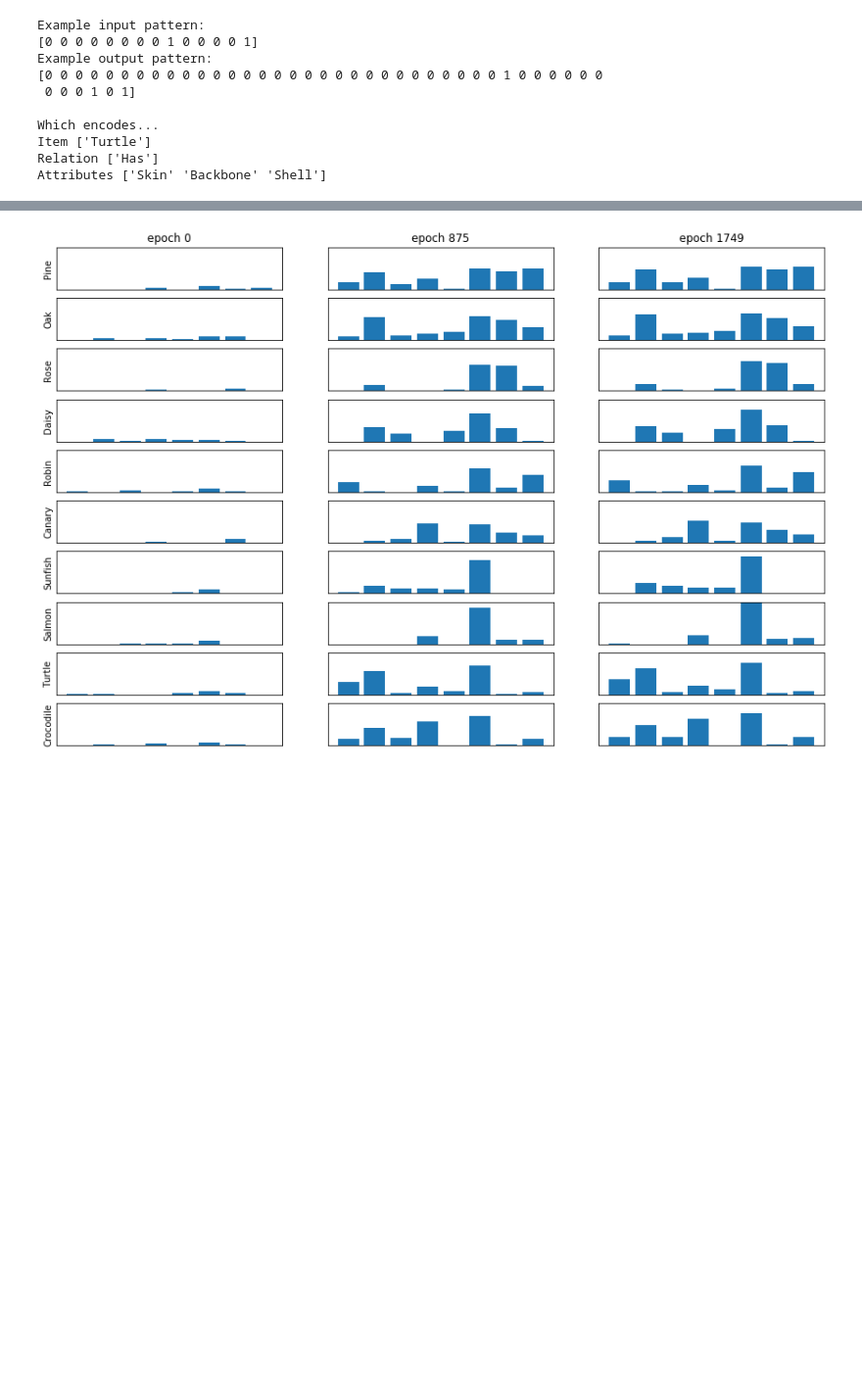
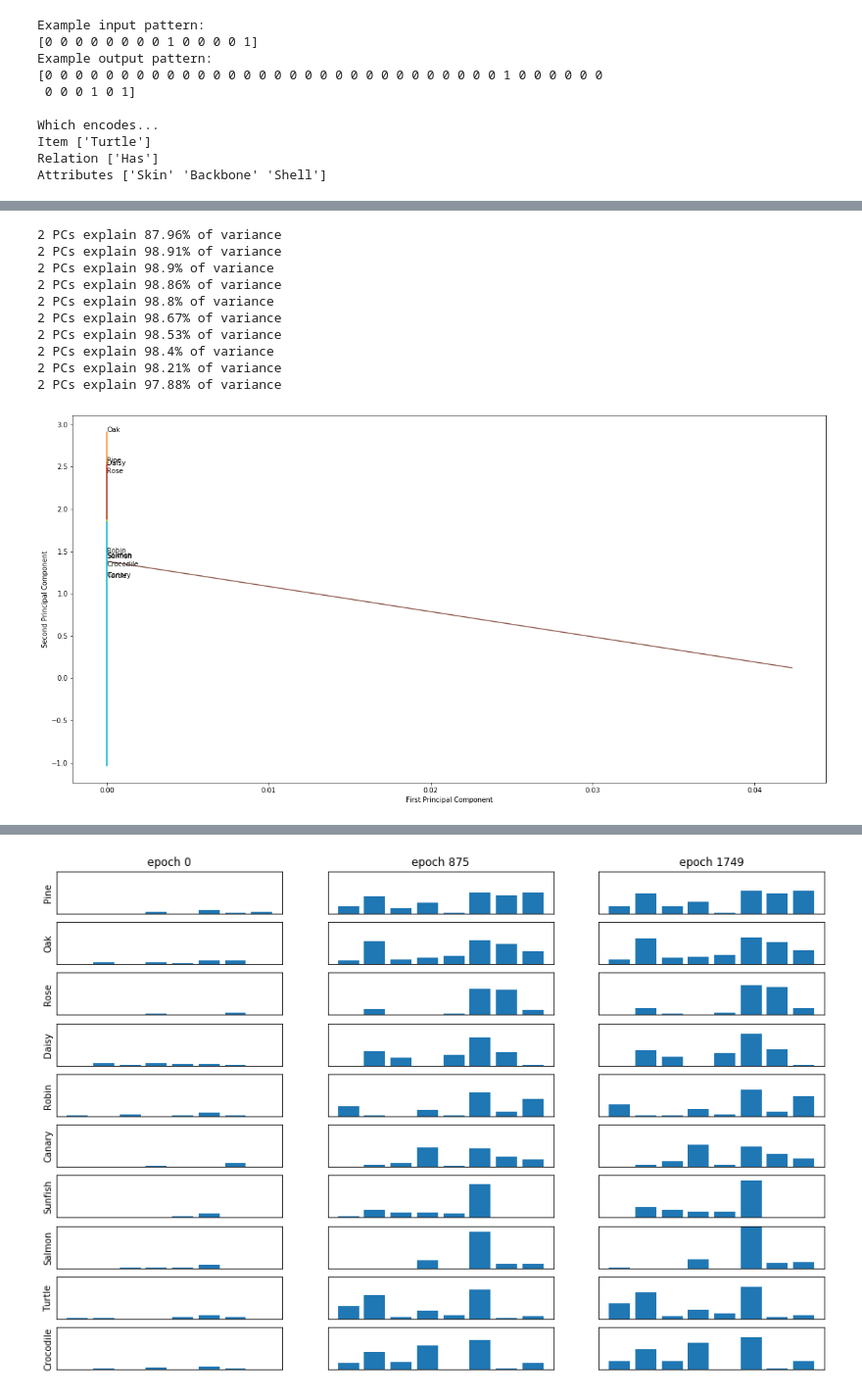
Before and after one commit to petersim1/CCM_Final_Project, a Jupyter notebook: Model_Training.ipynb, the cells around one changed output, grey strips where cells are left out. Shown at 98% size. Cells and saved outputs as stored; diff of their text form; code cells hidden in the pictures; blank space fills up the shorter version.

Commit message:
Add Model_Training

```diff
--- a/Model_Training.ipynb
+++ b/Model_Training.ipynb
@@ -329,3 +328,43 @@ plot_loss(errors)
+# %%
+## The following observes principal components for the representation layer drawn out at different points in
+## time of training. Essentially a multi-variate visualization to seeing differentiation through training.
+
+def plot_pca(rep_layers, names_items):
+    inds_look = np.linspace(0,len(rep_layers),10)
+    inds_look[-1] = inds_look[-1]-1
+    inds_look = list(map(int,inds_look))
+
+    projections = []
+
+    for ind in inds_look:
+        mat = rep_layers[ind]
+        u,s,v = np.linalg.svd(mat.T.dot(mat))
+        projection = mat.dot(v[:,:2])
+        print('2 PCs explain {}% of variance'.format(round(100*(np.cumsum(s) / np.sum(s))[1],ndigits=2)))
+        projections.append(projection)
+
+    plt.figure(figsize=(20,10))
+    for i in range(len(names_items)) :
+        to_plot = np.array(projections)[:,i]
+        plt.plot(to_plot[:,0],to_plot[:,1])
+        plt.annotate(names_items[i],(to_plot[-1,0],to_plot[-1,1]))
+    plt.xlabel('First Principal Component')
+    plt.ylabel('Second Principal Component')
+    plt.show()
+
+plot_pca(rep_layers, names_items)
+# %% [output]
+2 PCs explain 87.96% of variance
+2 PCs explain 98.91% of variance
+2 PCs explain 98.9% of variance
+2 PCs explain 98.86% of variance
+2 PCs explain 98.8% of variance
+2 PCs explain 98.67% of variance
+2 PCs explain 98.53% of variance
+2 PCs explain 98.4% of variance
+2 PCs explain 98.21% of variance
+2 PCs explain 97.88% of variance
+[figure, added]
 # %%
 plot_rep(plot_option=1,rep_layer=rep_layers) # There are 3 plot options I created.
 # %% [output]
```
Also changed, not shown: parts of 6 cells of this notebook.
